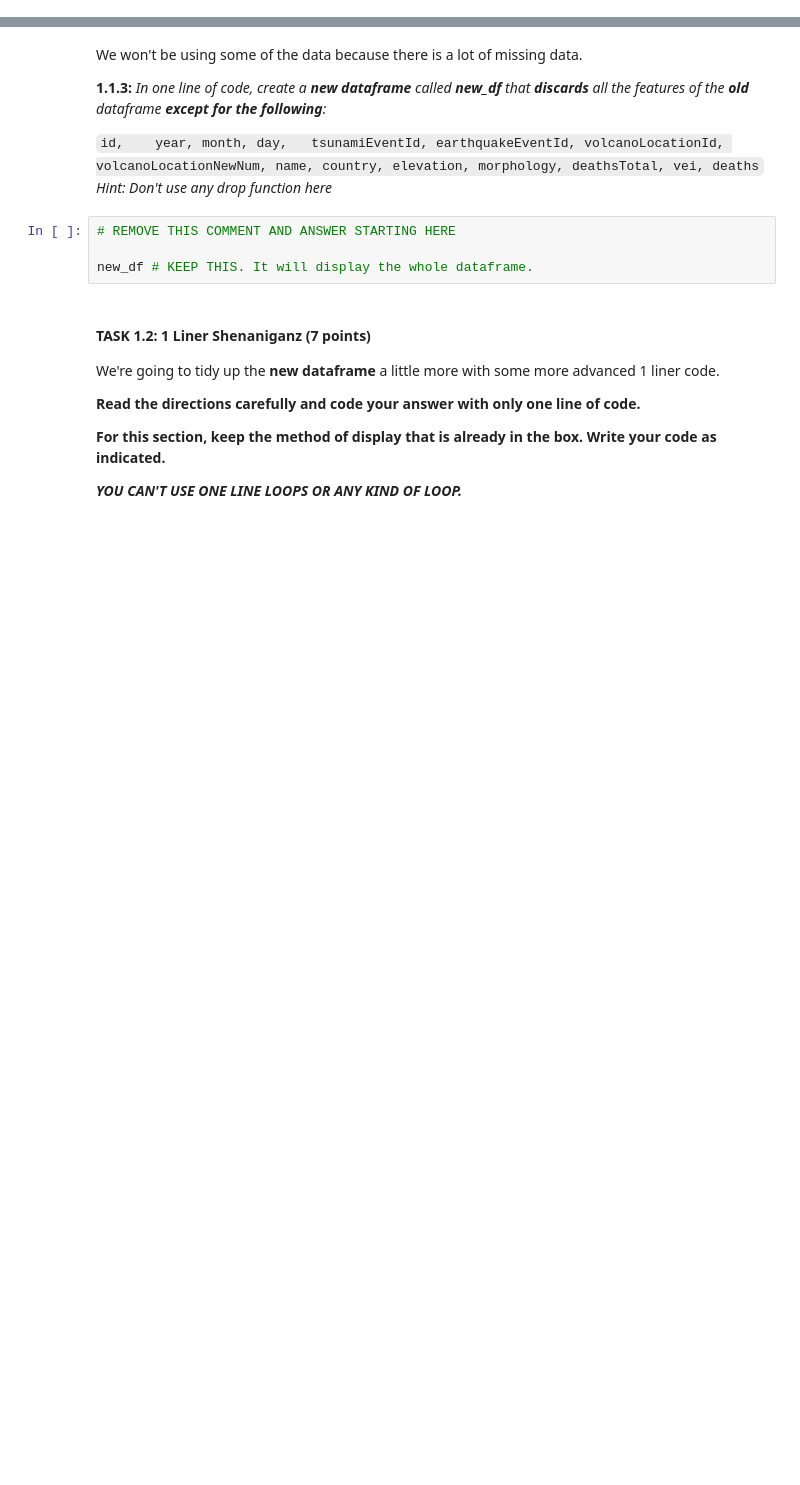
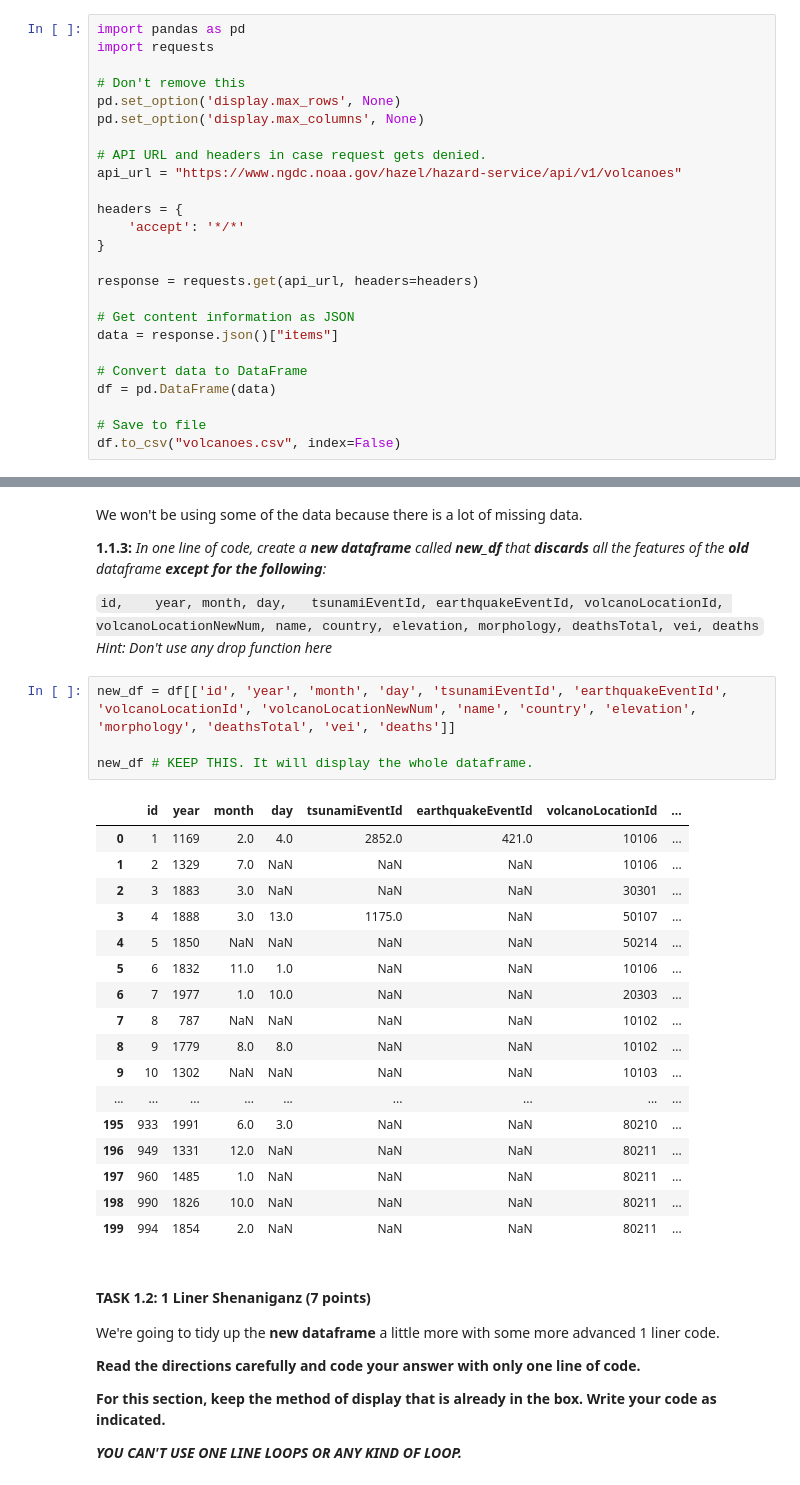
Before and after one commit to Jhoff721/cmsc320_hw1, a Jupyter notebook: CMSC320_HW1_Spring2025.ipynb, the cells around one changed output, grey strips where cells are left out. Drawn from its saved outputs; the diff is of its cells as text; blank space fills up the shorter version.

```diff
--- a/CMSC320_HW1_Spring2025.ipynb
+++ b/CMSC320_HW1_Spring2025.ipynb
@@ -54,3 +52,28 @@ headers = {
+# %%
+import pandas as pd
+import requests
+
+# Don't remove this
+pd.set_option('display.max_rows', None)
+pd.set_option('display.max_columns', None)
+
+# API URL and headers in case request gets denied.
+api_url = "https://www.ngdc.noaa.gov/hazel/hazard-service/api/v1/volcanoes"
+
+headers = {
+    'accept': '*/*'
+}
+
+response = requests.get(api_url, headers=headers)
+
+# Get content information as JSON
+data = response.json()["items"]
+
+# Convert data to DataFrame
+df = pd.DataFrame(data)
+
+# Save to file
+df.to_csv("volcanoes.csv", index=False)
 # %% [markdown]
 #### **TASK 1.1: 1 Liner Thingz (3 points)**
 
@@ -76,10 +119,28 @@ We won't be using some of the data because there is a lot of missing data.
 
 `id,	year, month, day,	tsunamiEventId, earthquakeEventId, volcanoLocationId, volcanoLocationNewNum, name, country, elevation, morphology, deathsTotal, vei, deaths`
 *Hint: Don't use any drop function here*
-# %%
-# REMOVE THIS COMMENT AND ANSWER STARTING HERE
-
-new_df # KEEP THIS. It will display the whole dataframe.
+# %%
+new_df = df[['id', 'year', 'month', 'day', 'tsunamiEventId', 'earthquakeEventId', 'volcanoLocationId', 'volcanoLocationNewNum', 'name', 'country', 'elevation', 'morphology', 'deathsTotal', 'vei', 'deaths']]
+
+new_df # KEEP THIS. It will display the whole dataframe.
+# %% [output]
+|  | id | year | month | day | tsunamiEventId | earthquakeEventId | volcanoLocationId | ... |
+| 0 | 1 | 1169 | 2.0 | 4.0 | 2852.0 | 421.0 | 10106 | ... |
+| 1 | 2 | 1329 | 7.0 | NaN | NaN | NaN | 10106 | ... |
+| 2 | 3 | 1883 | 3.0 | NaN | NaN | NaN | 30301 | ... |
+| 3 | 4 | 1888 | 3.0 | 13.0 | 1175.0 | NaN | 50107 | ... |
+| 4 | 5 | 1850 | NaN | NaN | NaN | NaN | 50214 | ... |
+| 5 | 6 | 1832 | 11.0 | 1.0 | NaN | NaN | 10106 | ... |
+| 6 | 7 | 1977 | 1.0 | 10.0 | NaN | NaN | 20303 | ... |
+| 7 | 8 | 787 | NaN | NaN | NaN | NaN | 10102 | ... |
+| 8 | 9 | 1779 | 8.0 | 8.0 | NaN | NaN | 10102 | ... |
+| 9 | 10 | 1302 | NaN | NaN | NaN | NaN | 10103 | ... |
+| ... | ... | ... | ... | ... | ... | ... | ... | ... |
+| 195 | 933 | 1991 | 6.0 | 3.0 | NaN | NaN | 80210 | ... |
+| 196 | 949 | 1331 | 12.0 | NaN | NaN | NaN | 80211 | ... |
+| 197 | 960 | 1485 | 1.0 | NaN | NaN | NaN | 80211 | ... |
+| 198 | 990 | 1826 | 10.0 | NaN | NaN | NaN | 80211 | ... |
+| 199 | 994 | 1854 | 2.0 | NaN | NaN | NaN | 80211 | ... |
 # %% [markdown]
 #### **TASK 1.2: 1 Liner Shenaniganz (7 points)**
 
```
Also changed, not shown: parts of 10 cells of this notebook, 1 other file.
